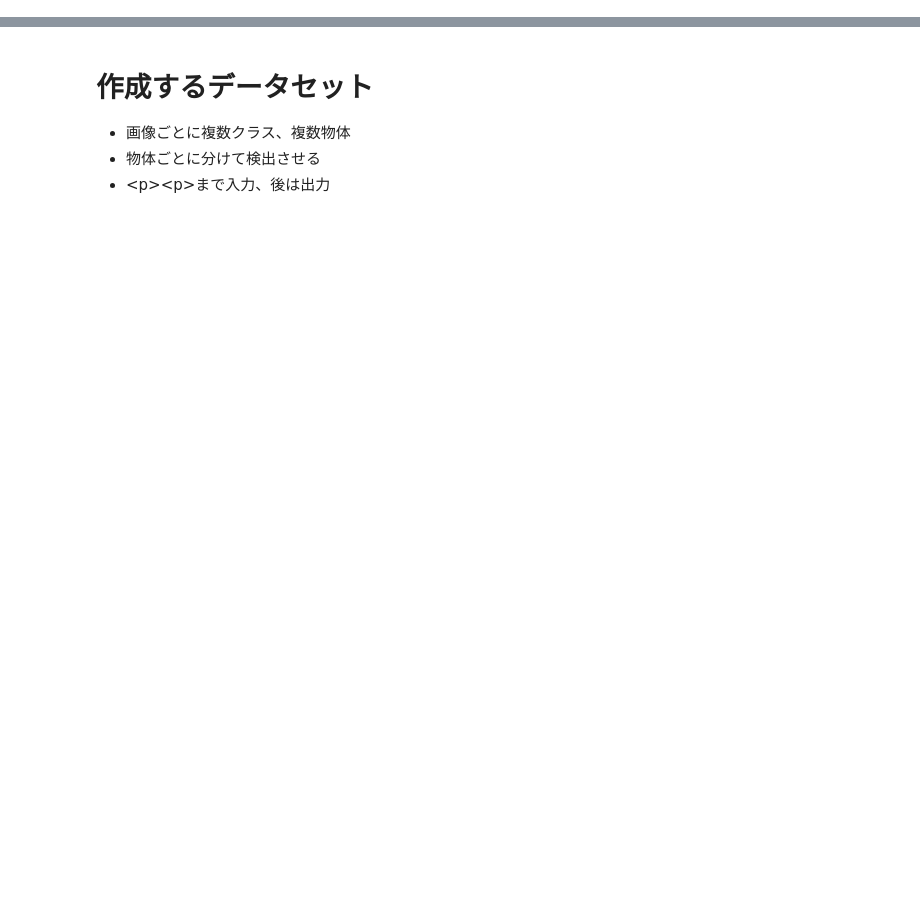
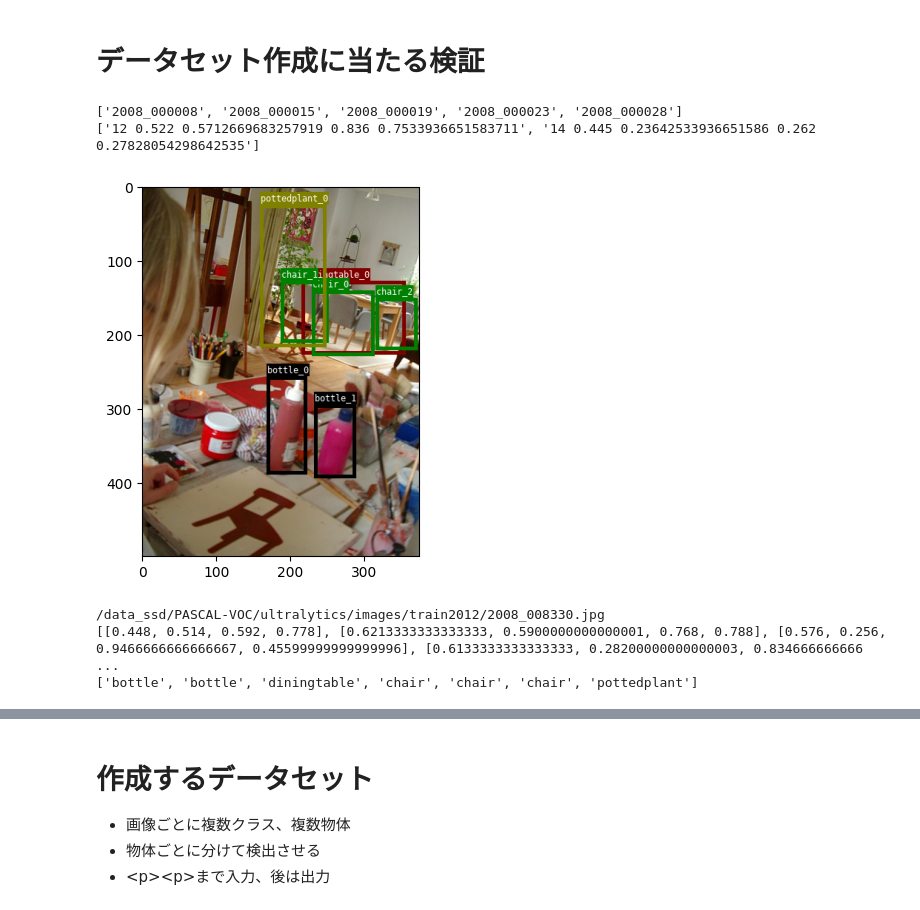
Before and after one commit to hyokonbanwa/iam2-omote, a Jupyter notebook: dataset/pacal-voc2012/pascal-voc-2012-detection.ipynb, the cells around one changed output, grey strips where cells are left out. Cells and saved outputs as stored; diff of their text form; code cells hidden in the pictures; blank space fills up the shorter version.

```diff
--- a/dataset/pacal-voc2012/pascal-voc-2012-detection.ipynb
+++ b/dataset/pacal-voc2012/pascal-voc-2012-detection.ipynb
@@ -236,0 +452,2 @@ if __name__ == "__main__":
+# %% [markdown]
+# データセット作成に当たる検証
@@ -236,0 +488,22 @@ if __name__ == "__main__":
+# %%
+anno_id_list, anno_label_list, image_path_list = load_anno(anno_folder,image_folder_root)
+bbox_list_list, bbox_name_list_list = anno_label_list_to_bbox_list(anno_label_list, cat_id2name)
+
+print(anno_id_list[:5])
+print(anno_label_list[0])
+index = 2000
+image_path = os.path.join(image_folder_root, image_path_list[index])
+bbox_list = bbox_list_list[index]
+bbox_name_list = bbox_name_list_list[index]
+
+visualize_bbox(image_path, bbox_list, bbox_name_list, bbox_is_relative=True, with_id=True)
+print(image_path)
+print(bbox_list)
+print(bbox_name_list)
+# %% [output]
+['2008_000008', '2008_000015', '2008_000019', '2008_000023', '2008_000028']
+['12 0.522 0.5712669683257919 0.836 0.7533936651583711', '14 0.445 0.23642533936651586 0.262 0.27828054298642535']
+[figure, added]
+/data_ssd/PASCAL-VOC/ultralytics/images/train2012/2008_008330.jpg
+[[0.448, 0.514, 0.592, 0.778], [0.6213333333333333, 0.5900000000000001, 0.768, 0.788], [0.576, 0.256, 0.9466666666666667, 0.45599999999999996], [0.6133333333333333, 0.28200000000000003, 0.834666666666 ...
+['bottle', 'bottle', 'diningtable', 'chair', 'chair', 'chair', 'pottedplant']
```
Also changed, not shown: parts of 19 cells of this notebook.
